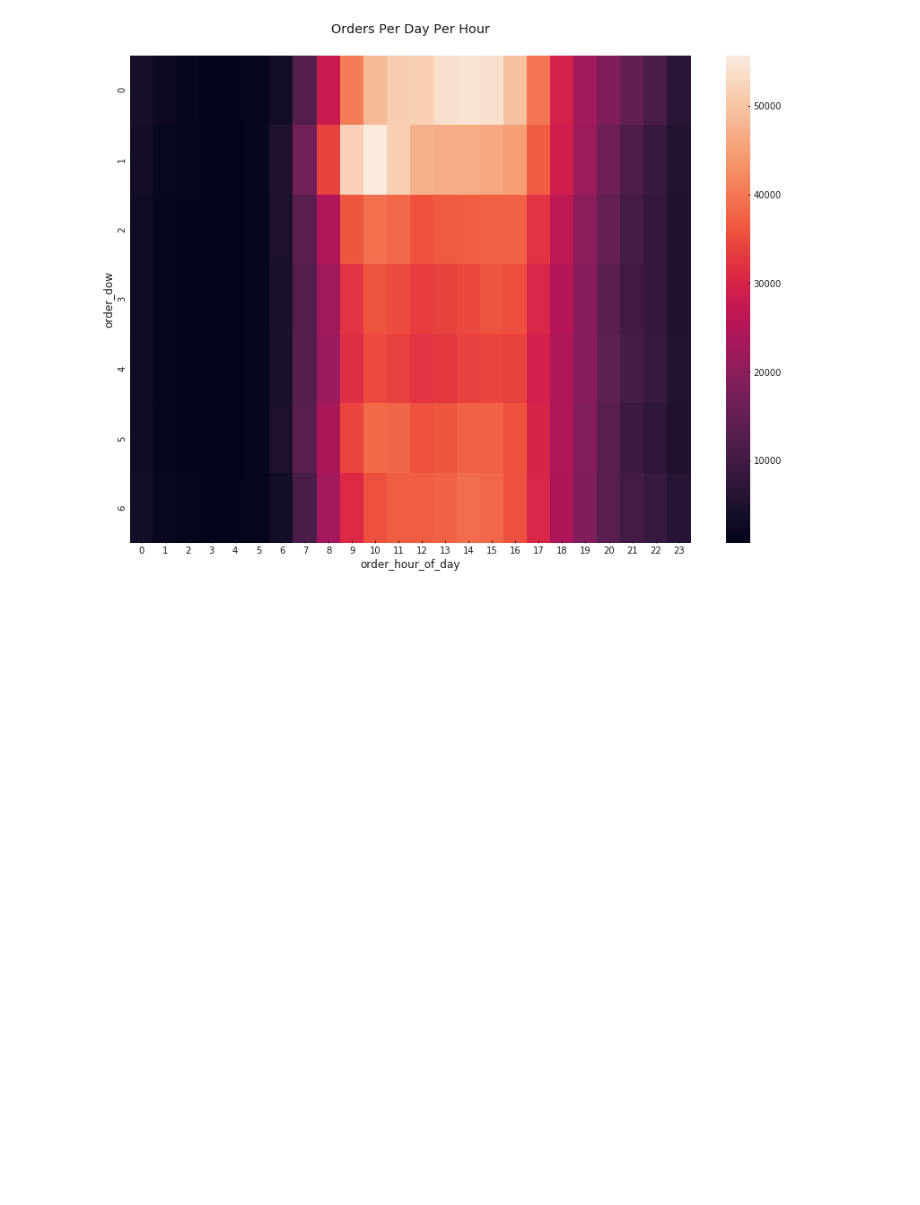
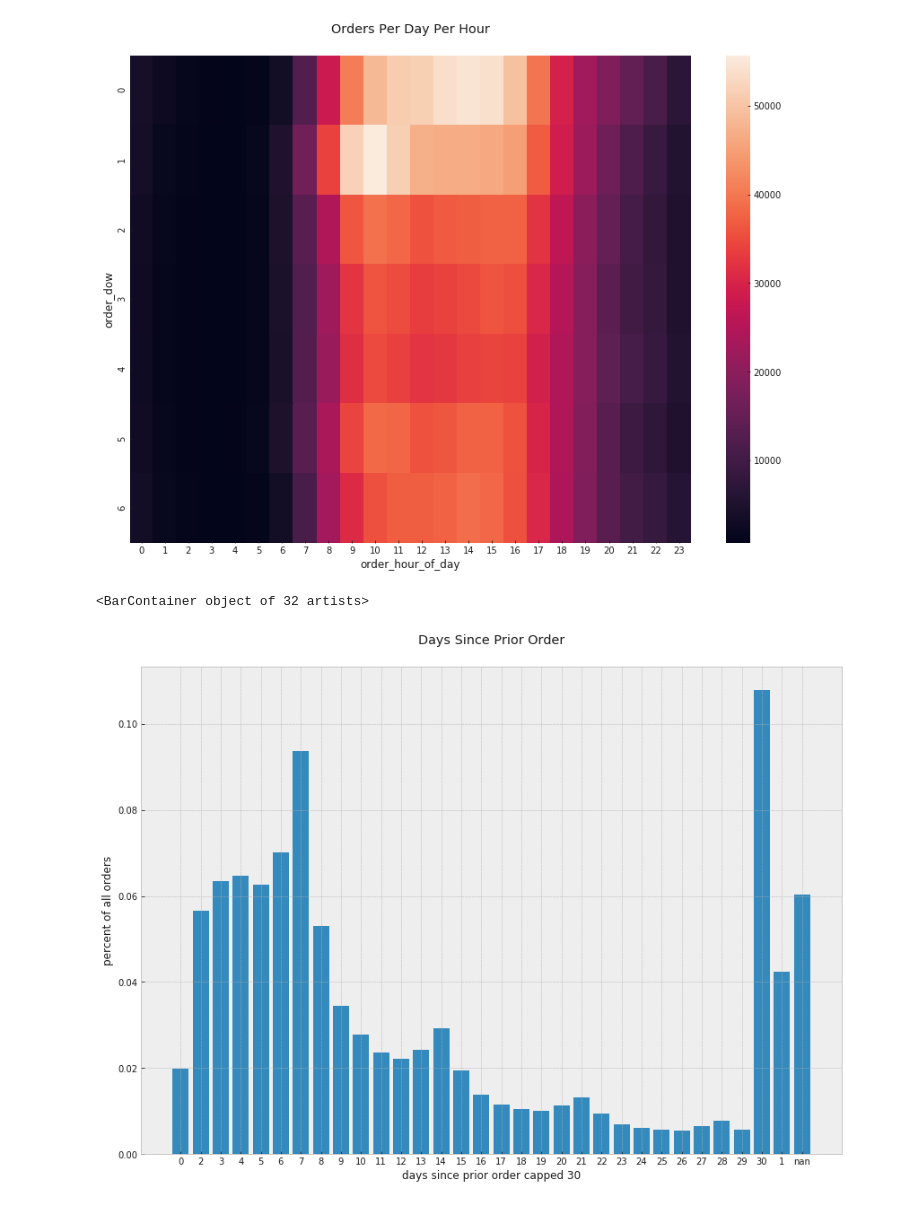
Before and after one commit to rossrco/analyses, a Jupyter notebook: instacart/instacart.ipynb, the cells around one changed output. Saved outputs shown, nothing was run; the diff lists cells and outputs as text; code cells hidden in the pictures; blank space fills up the shorter version.

```diff
--- a/instacart/instacart.ipynb
+++ b/instacart/instacart.ipynb
@@ -47,3 +47,14 @@ sns.heatmap(to_plot)
 # %% [output]
 <matplotlib.axes._subplots.AxesSubplot at 0x...>
 [figure]
+# %%
+to_plot = orders.days_since_prior_order.value_counts(normalize = True, dropna = False, sort = False)
+x_ticks = range(len(to_plot))
+plt.xticks(x_ticks, [i if np.isnan(i) else int(i) for i in to_plot.index])
+plt.title('Days Since Prior Order')
+plt.xlabel('days since prior order capped 30')
+plt.ylabel('percent of all orders')
+plt.bar(x_ticks, to_plot)
+# %% [output]
+<BarContainer object of 32 artists>
+[figure, added]
```
Also changed, not shown: parts of 1 cell of this notebook.
